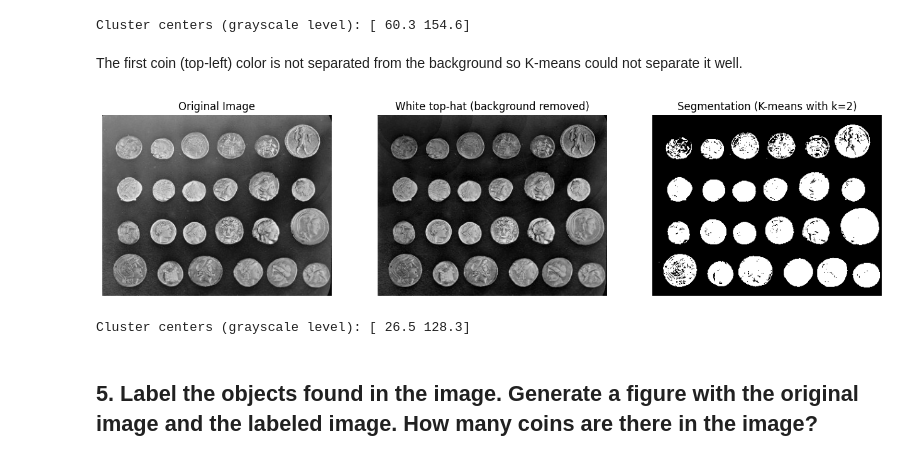
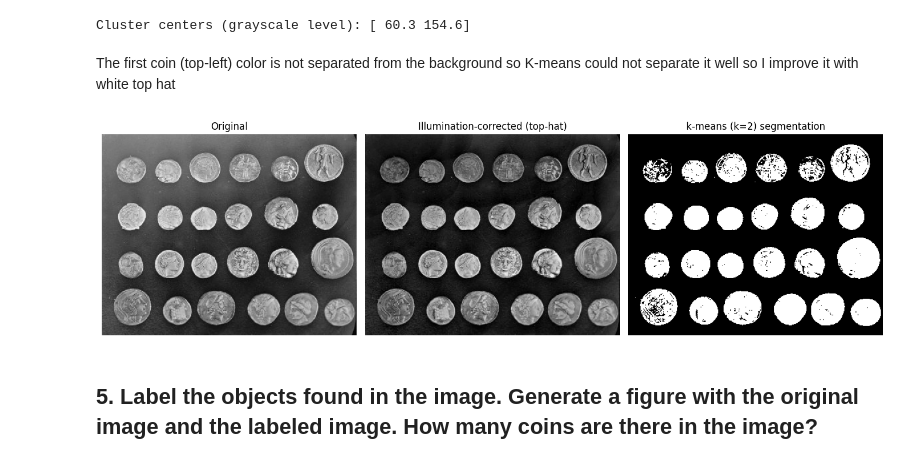
Before and after one commit to nhan123lise/Computer_Vision_Tirana, a Jupyter notebook: NguyenThiThanhNhan_Tirana_CV_Test.ipynb, the cells around one changed output. Cells and saved outputs as stored; diff of their text form; code cells hidden in the pictures.

```diff
--- a/NguyenThiThanhNhan_Tirana_CV_Test.ipynb
+++ b/NguyenThiThanhNhan_Tirana_CV_Test.ipynb
@@ -107,33 +107,29 @@ print('Cluster centers (grayscale level): {}'.format(np.round(kmeans.cluster_cen
 [figure]
 Cluster centers (grayscale level): [ 60.3 154.6]
 # %% [markdown]
-The first coin (top-left) color is not separated from the background so K-means could not separate it well.
+The first coin (top-left) color is not separated from the background so K-means could not separate it well so I improve it with white top hat
-# %%
-from skimage.morphology import white_tophat, disk
-# first remove the slowly-varying background with
-# the white TOP-HAT transform
-
-I_th = white_tophat(I, disk(50))
-
-v_I = I_th.reshape(-1, 1)               # reshape as N x 1 (one intensity feature per pixel)
-
-n_clus = 2
-kmeans = KMeans(n_clusters=n_clus, random_state=0, n_init=10).fit(v_I)
-v_kmeans = kmeans.predict(v_I)
-
-# Make sure the brighter cluster (the coins) is the foreground (label = 1):
-fg = int(np.argmax(kmeans.cluster_centers_.ravel()))
-seg = (v_kmeans == fg).reshape(I.shape)
-
-fig, ax = plt.subplots(1, 3, figsize=(16, 6))
-ax[0].imshow(I, cmap=plt.cm.gray);    ax[0].set_title('Original Image');             ax[0].axis('off')
-ax[1].imshow(I_th, cmap=plt.cm.gray); ax[1].set_title('White top-hat (background removed)'); ax[1].axis('off')
-ax[2].imshow(seg, cmap=plt.cm.gray);  ax[2].set_title('Segmentation (K-means with k={})'.format(n_clus)); ax[2].axis('off')
-plt.show()
-
-print('Cluster centers (grayscale level): {}'.format(np.round(kmeans.cluster_centers_.ravel(), 1)))
-# %% [output]
-[figure, removed]
-Cluster centers (grayscale level): [ 26.5 128.3]
+# %%
+from sklearn.cluster import KMeans
+from skimage import filters, morphology
+
+corr = morphology.white_tophat(I, morphology.disk(40))
+
+# k-means with k=2 on the illumination-corrected intensities
+X = corr.reshape(-1, 1).astype(float)
+km = KMeans(n_clusters=2, n_init=10, random_state=0).fit(X)
+labels2 = km.labels_.reshape(I.shape)
+
+# The coin cluster is the one with the higher mean intensity
+coin_cluster = int(np.argmax([corr[labels2 == c].mean() for c in range(2)]))
+mask = labels2 == coin_cluster
+
+fig, ax = plt.subplots(1, 3, figsize=(14, 4))
+ax[0].imshow(I, cmap="gray");  ax[0].set_title("Original")
+ax[1].imshow(corr, cmap="gray"); ax[1].set_title("Illumination-corrected (top-hat)")
+ax[2].imshow(mask, cmap="gray"); ax[2].set_title("k-means (k=2) segmentation")
+for a in ax: a.axis("off")
+plt.tight_layout(); plt.show()
+# %% [output]
+[figure, added]
 # %% [markdown]
 ## 5. Label the objects found in the image. Generate a figure with the original image and the labeled image. How many coins are there in the image?
```
Also changed, not shown: parts of 5 cells of this notebook.
